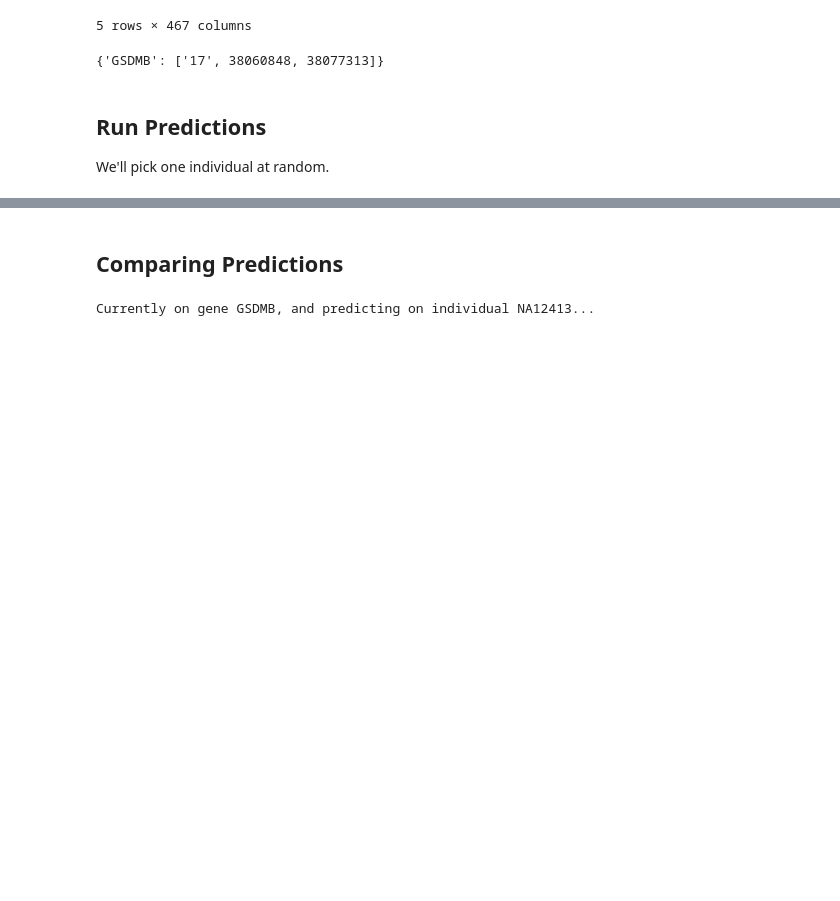
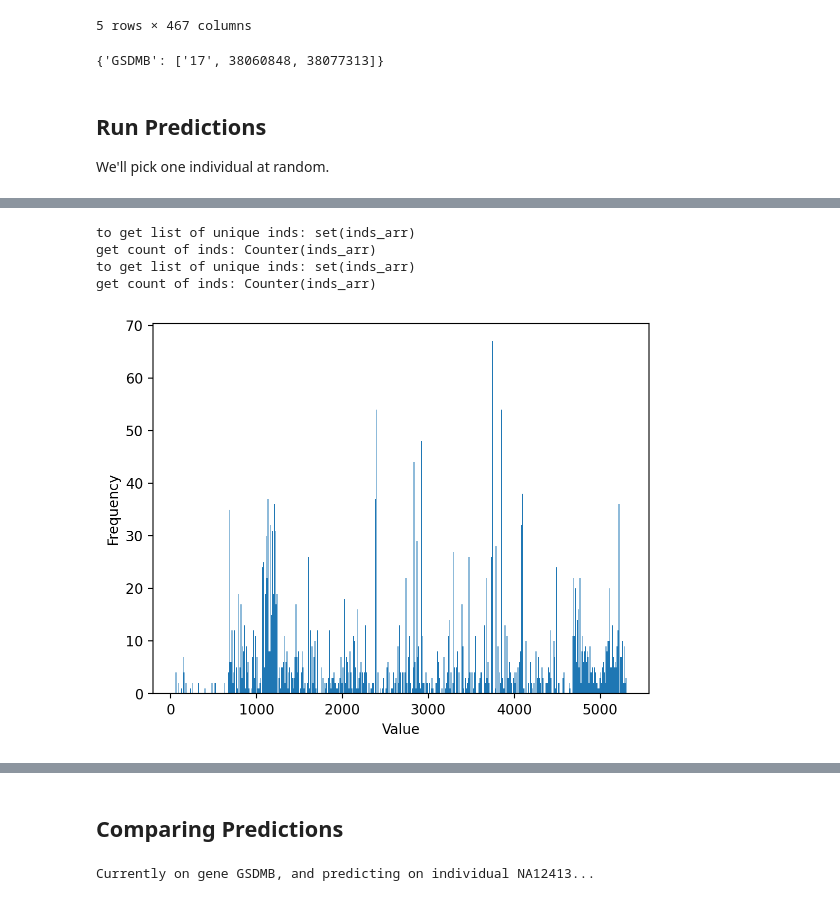
Before and after one commit to lvairus/deep-learning-summer-2023, a Jupyter notebook: posts/2023-07-14-compare-avgs/Compare_averages.ipynb, the cells around one changed output, grey strips where cells are left out. Drawn from its saved outputs; the diff is of its cells as text; code cells hidden in the pictures; blank space fills up the shorter version.

```diff
--- a/posts/2023-07-14-compare-avgs/Compare_averages.ipynb
+++ b/posts/2023-07-14-compare-avgs/Compare_averages.ipynb
@@ -577,0 +829,12 @@ rand_individual = 'NA12413'
+# %%
+test.get_outlier_inds(test.abs_mat, 1)
+col_outs = test.get_outlier_inds(test.abs_mat, 1)[2]
+# %% [output]
+to get list of unique inds: set(inds_arr)
+get count of inds: Counter(inds_arr)
+to get list of unique inds: set(inds_arr)
+get count of inds: Counter(inds_arr)
+# %%
+test.make_hist(col_outs, 500)
+# %% [output]
+[figure, added]
```
Also changed, not shown: parts of 29 cells of this notebook, 1 other file.
